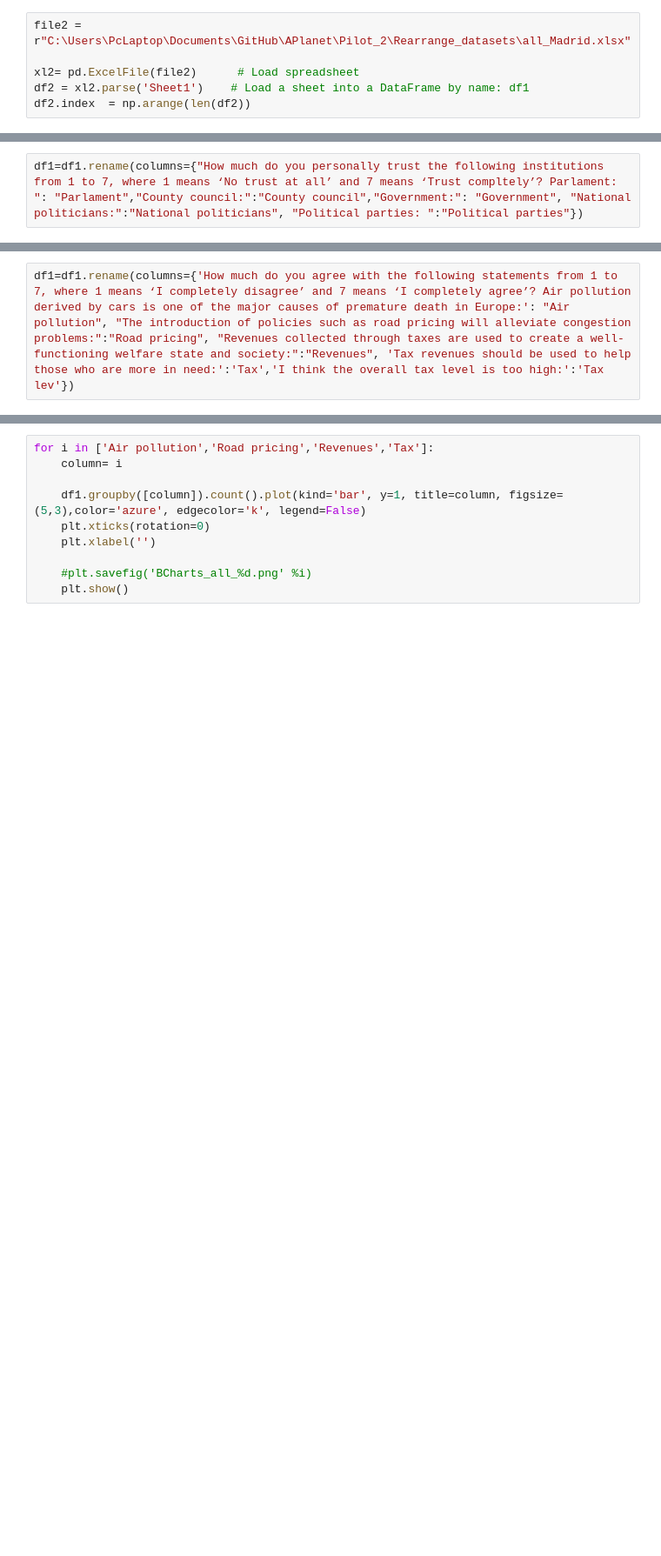
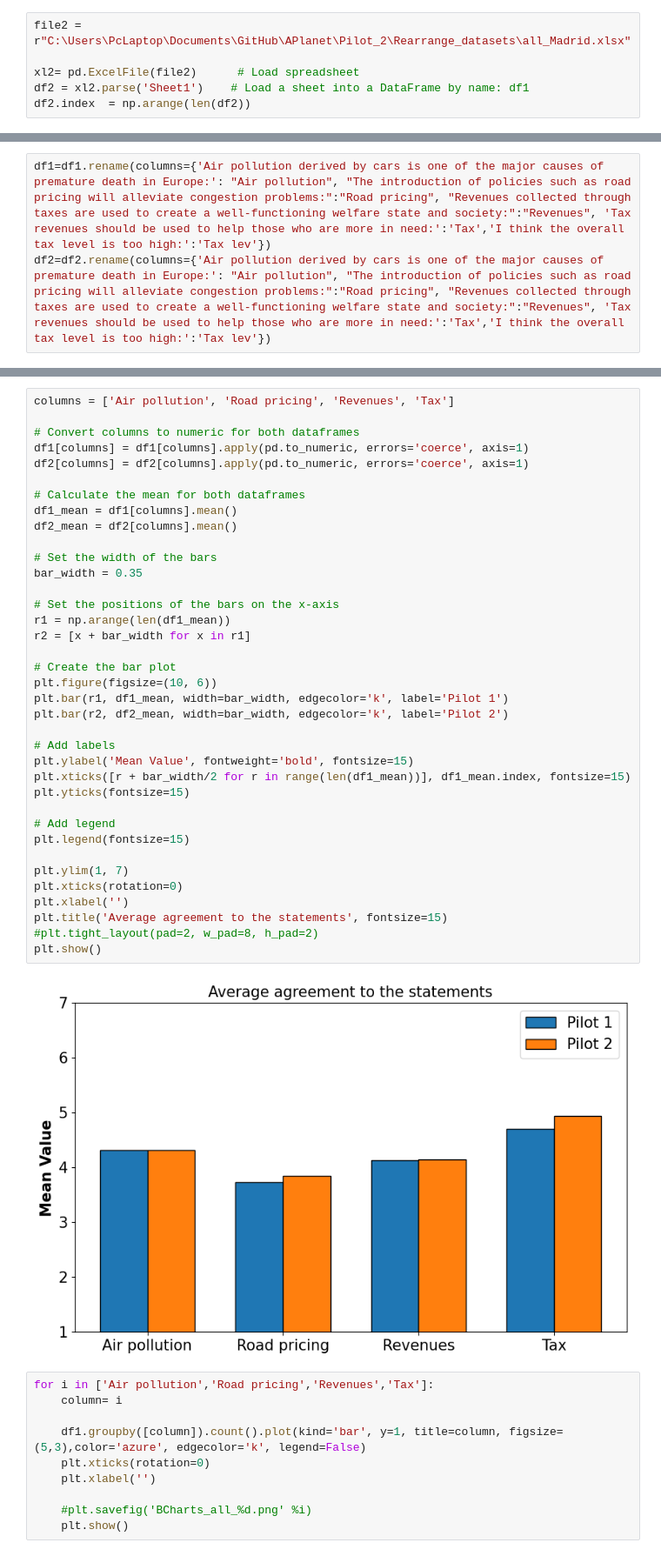
Before and after one commit to saraghivarello/APlanet, a Jupyter notebook: Joint_plots/Charts_joint.ipynb, the cells around one changed output, grey strips where cells are left out. Shown at 87% size. Cells and saved outputs as stored; diff of their text form; blank space fills up the shorter version.

```diff
--- a/Joint_plots/Charts_joint.ipynb
+++ b/Joint_plots/Charts_joint.ipynb
@@ -317,2 +190,0 @@ for i in [9,13,15,19,21,23,25,26,28,31,33,36,38,40,42,44,209,211,213,215,217,219
-# %%
-df1=df1.rename(columns={"How much do you personally trust the following institutions from 1 to 7, where 1 means ‘No trust at all’ and 7 means ‘Trust compltely’? Parlament: ": "Parlament","County council:":"County council","Government:": "Government", "National politicians:":"National politicians", "Political parties: ":"Political parties"})
@@ -357,2 +191,3 @@ df1
 # %%
-df1=df1.rename(columns={'How much do you agree with the following statements from 1 to 7, where 1 means ‘I completely disagree’ and 7 means ‘I completely agree’? Air pollution derived by cars is one of the major causes of premature death in Europe:': "Air pollution", "The introduction of policies such as road pricing will alleviate congestion problems:":"Road pricing", "Revenues collected through taxes are used to create a well-functioning welfare state and society:":"Revenues", 'Tax revenues should be used to help those who are more in need:':'Tax','I think the overall tax level is too high:':'Tax lev'})
+df1=df1.rename(columns={'Air pollution derived by cars is one of the major causes of premature death in Europe:': "Air pollution", "The introduction of policies such as road pricing will alleviate congestion problems:":"Road pricing", "Revenues collected through taxes are used to create a well-functioning welfare state and society:":"Revenues", 'Tax revenues should be used to help those who are more in need:':'Tax','I think the overall tax level is too high:':'Tax lev'})
+df2=df2.rename(columns={'Air pollution derived by cars is one of the major causes of premature death in Europe:': "Air pollution", "The introduction of policies such as road pricing will alleviate congestion problems:":"Road pricing", "Revenues collected through taxes are used to create a well-functioning welfare state and society:":"Revenues", 'Tax revenues should be used to help those who are more in need:':'Tax','I think the overall tax level is too high:':'Tax lev'})
@@ -370,3 +194,42 @@ plt.show()
+# %%
+columns = ['Air pollution', 'Road pricing', 'Revenues', 'Tax']
+
+# Convert columns to numeric for both dataframes
+df1[columns] = df1[columns].apply(pd.to_numeric, errors='coerce', axis=1)
+df2[columns] = df2[columns].apply(pd.to_numeric, errors='coerce', axis=1)
+
+# Calculate the mean for both dataframes
+df1_mean = df1[columns].mean()
+df2_mean = df2[columns].mean()
+
+# Set the width of the bars
+bar_width = 0.35
+
+# Set the positions of the bars on the x-axis
+r1 = np.arange(len(df1_mean))
+r2 = [x + bar_width for x in r1]
+
+# Create the bar plot
+plt.figure(figsize=(10, 6))
+plt.bar(r1, df1_mean, width=bar_width, edgecolor='k', label='Pilot 1')
+plt.bar(r2, df2_mean, width=bar_width, edgecolor='k', label='Pilot 2')
+
+# Add labels
+plt.ylabel('Mean Value', fontweight='bold', fontsize=15)
+plt.xticks([r + bar_width/2 for r in range(len(df1_mean))], df1_mean.index, fontsize=15)
+plt.yticks(fontsize=15)
+
+# Add legend
+plt.legend(fontsize=15)
+
+plt.ylim(1, 7)
+plt.xticks(rotation=0)
+plt.xlabel('')
+plt.title('Average agreement to the statements', fontsize=15)
+#plt.tight_layout(pad=2, w_pad=8, h_pad=2)
+plt.show()
+# %% [output]
+[figure, added]
 # %%
 for i in ['Air pollution','Road pricing','Revenues','Tax']:
     column= i
```
Also changed, not shown: parts of 24 cells of this notebook, 10 other files.
